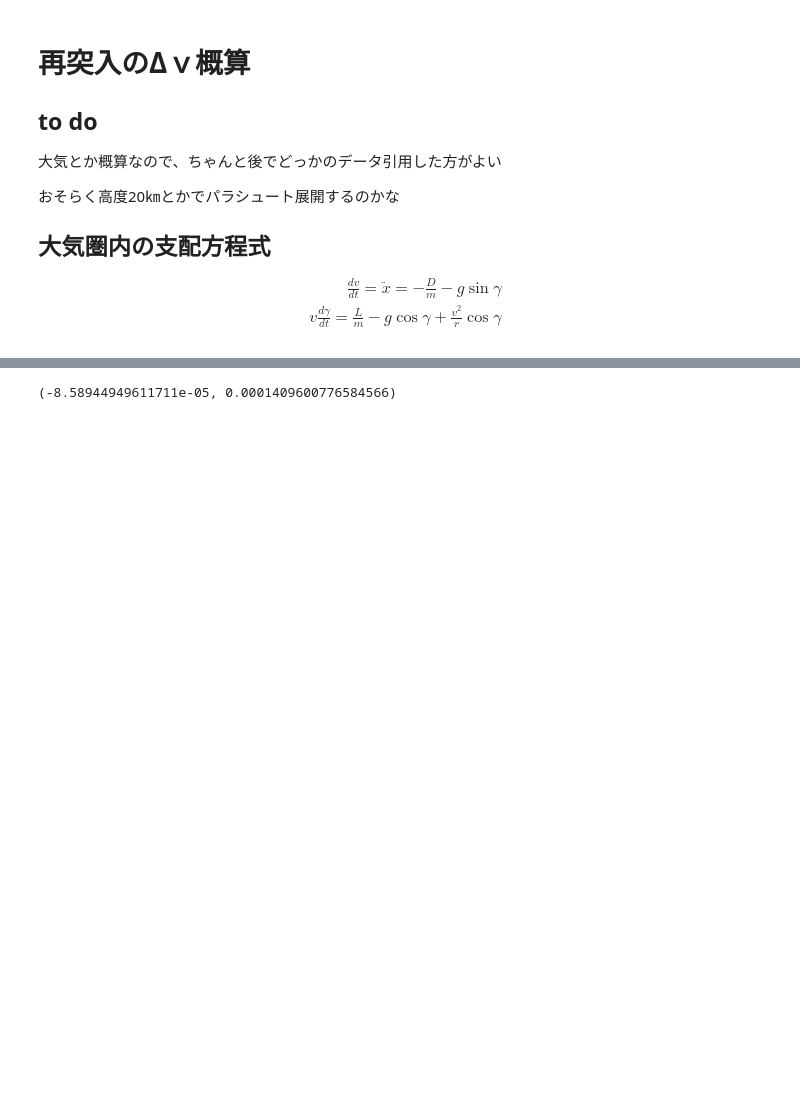
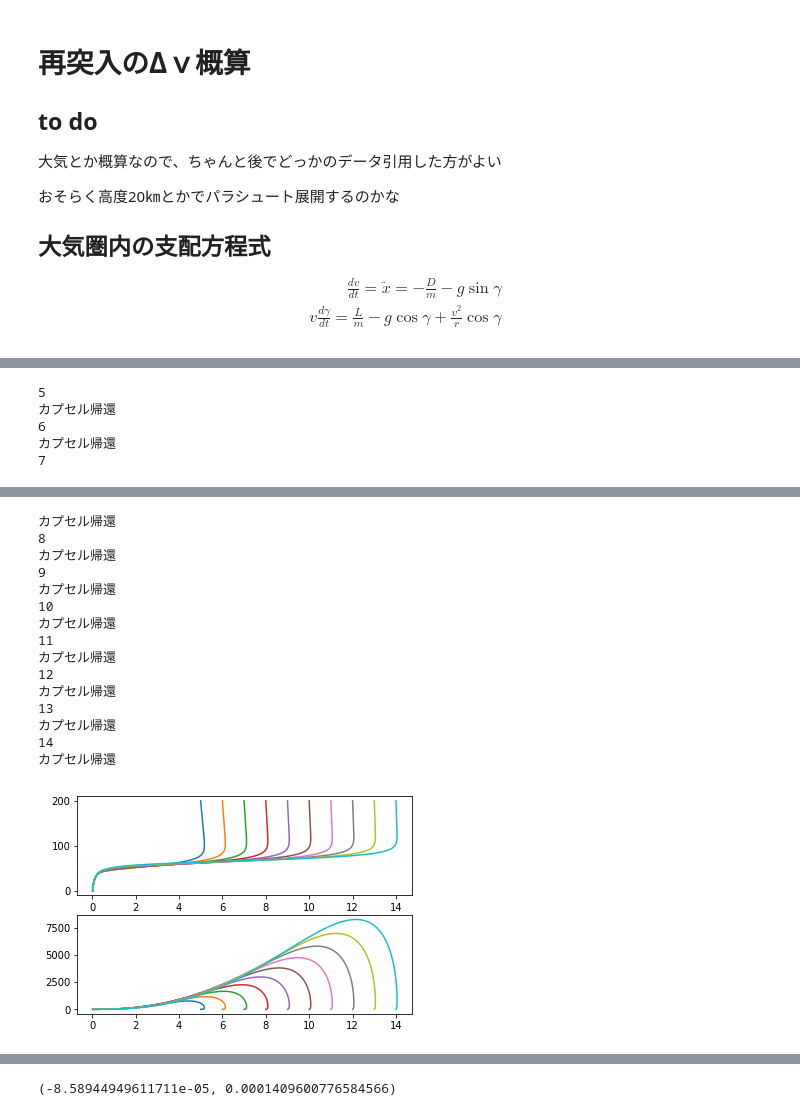
Before and after one commit to kminoda/seed_bank_in_space, a Jupyter notebook: src/delta_v_simu.ipynb, the cells around one changed output, grey strips where cells are left out. Cells and saved outputs as stored; diff of their text form; code cells hidden in the pictures; blank space fills up the shorter version.

```diff
--- a/src/delta_v_simu.ipynb
+++ b/src/delta_v_simu.ipynb
@@ -159,0 +160,17 @@ plt.show()
+# %%
+v_ent_lst = np.arange(5,15,1)
+gamma_ent = -10
+for v_ent in v_ent_lst:
+    print(v_ent)
+    time, height, v, gamma, heat_rate = re_entry(v_ent, gamma_ent)
+    plt.subplot(2,1,1)
+    plt.plot(v, height)
+    plt.subplot(2,1,2)
+    plt.plot(v, heat_rate)
+plt.show()
+# %% [output]
+5
+カプセル帰還
+6
+カプセル帰還
+7
@@ -160 +179,17 @@ plt.show()
+カプセル帰還
+8
+カプセル帰還
+9
+カプセル帰還
+10
+カプセル帰還
+11
+カプセル帰還
+12
+カプセル帰還
+13
+カプセル帰還
+14
+カプセル帰還
+[figure, added]
 # %% [markdown]
```
Also changed, not shown: parts of 5 cells of this notebook.
